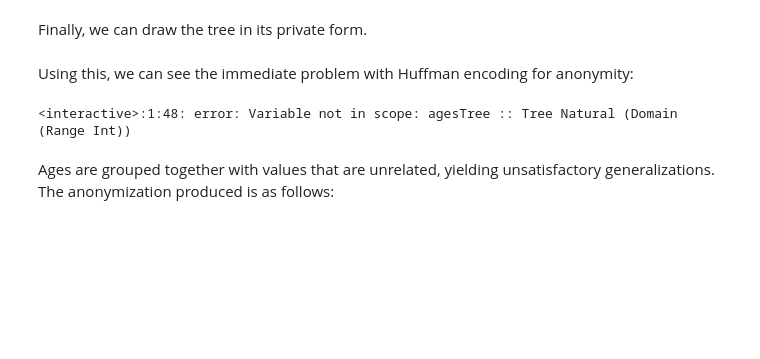
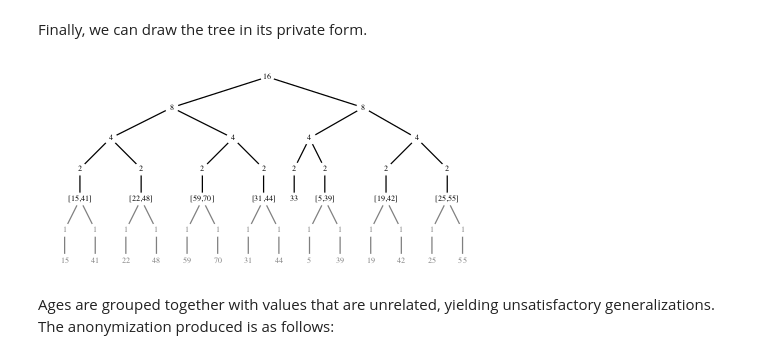
Before and after one commit to oisdk/IHaskell, a Jupyter notebook: notebooks/Privacy.ipynb, the cells around one changed output. Cells and saved outputs as stored; diff of their text form; code cells hidden in the pictures; blank space fills up the shorter version.

```diff
--- a/notebooks/Privacy.ipynb
+++ b/notebooks/Privacy.ipynb
@@ -413,9 +296,7 @@ privateTree p reveal tree =
-# %% [markdown]
-Using this, we can see the immediate problem with Huffman encoding for anonymity:
 # %%
-privateTree (Proxy :: Proxy (Range Int)) (>=2) agesTree
+privateTree (undefined :: proxy (Range Int)) (>=2) agesTree
 # %% [output]
-<interactive>:1:48: error: Variable not in scope: agesTree :: Tree Natural (Domain (Range Int))
+[figure, added]
 # %% [markdown]
 Ages are grouped together with values that are unrelated, yielding unsatisfactory generalizations. The anonymization produced is as follows:
 # %%
```
Also changed, not shown: parts of 30 cells of this notebook, 8 other files.
